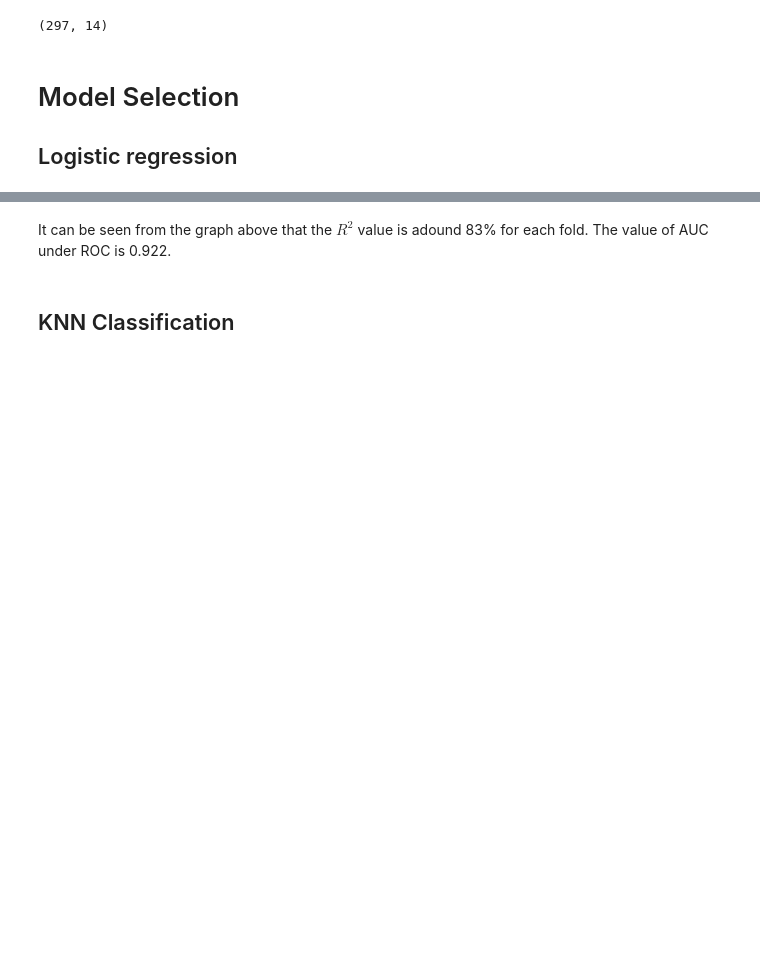
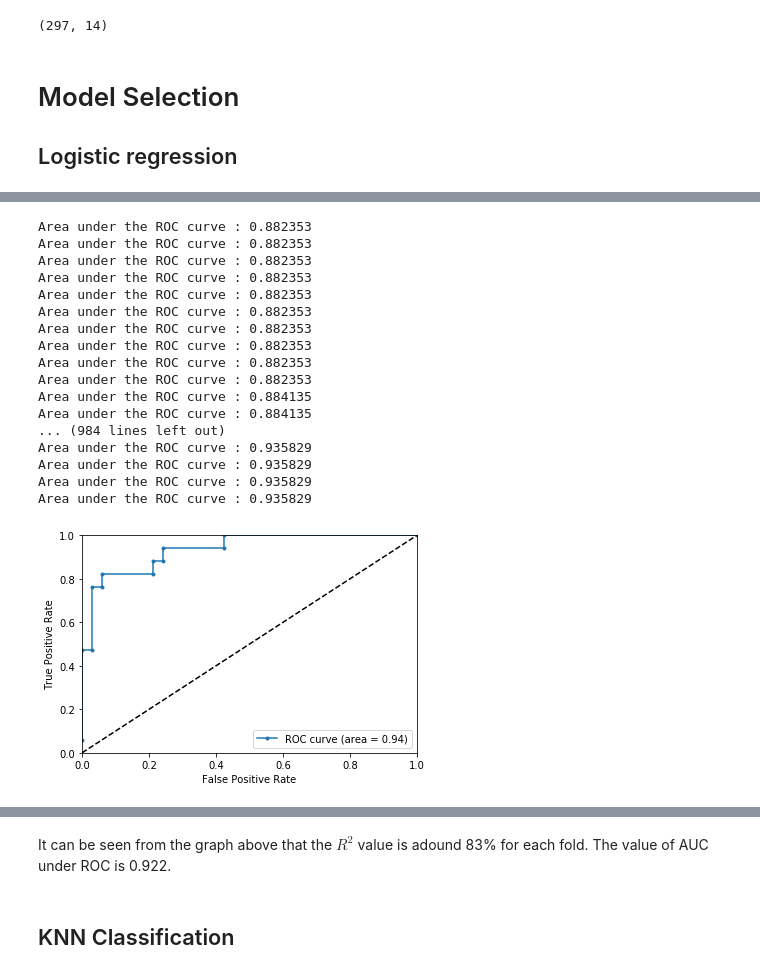
Before and after one commit to dongxuzheng/final_project, a Jupyter notebook: Final_Project.ipynb, the cells around one changed output, grey strips where cells are left out. Saved outputs shown, nothing was run; the diff lists cells and outputs as text; code cells hidden in the pictures; blank space fills up the shorter version.

```diff
--- a/Final_Project.ipynb
+++ b/Final_Project.ipynb
@@ -211,0 +208,30 @@ Area under the ROC curve : 0.921569
+# %%
+
+alphas = np.logspace(-3,1,1000)
+scores = []
+# Generate ROC  for LR with l2 penalty and C=alpha
+for alpha in alphas:
+    fpr, tpr, roc_auc, thresholds= generate_auc(X,y,LogisticRegression,C=alpha,penalty='l2')
+    scores.append(roc_auc)
+#plt.plot(alphas,scores)
+# Plots ROC
+generate_ROCplot(fpr,tpr,'LR',roc_auc)
+# %% [output]
+Area under the ROC curve : 0.882353
+Area under the ROC curve : 0.882353
+Area under the ROC curve : 0.882353
+Area under the ROC curve : 0.882353
+Area under the ROC curve : 0.882353
+Area under the ROC curve : 0.882353
+Area under the ROC curve : 0.882353
+Area under the ROC curve : 0.882353
+Area under the ROC curve : 0.882353
+Area under the ROC curve : 0.882353
+Area under the ROC curve : 0.884135
+Area under the ROC curve : 0.884135
+... (984 lines left out)
+Area under the ROC curve : 0.935829
+Area under the ROC curve : 0.935829
+Area under the ROC curve : 0.935829
+Area under the ROC curve : 0.935829
+[figure, added]
```
Also changed, not shown: parts of 13 cells of this notebook.
